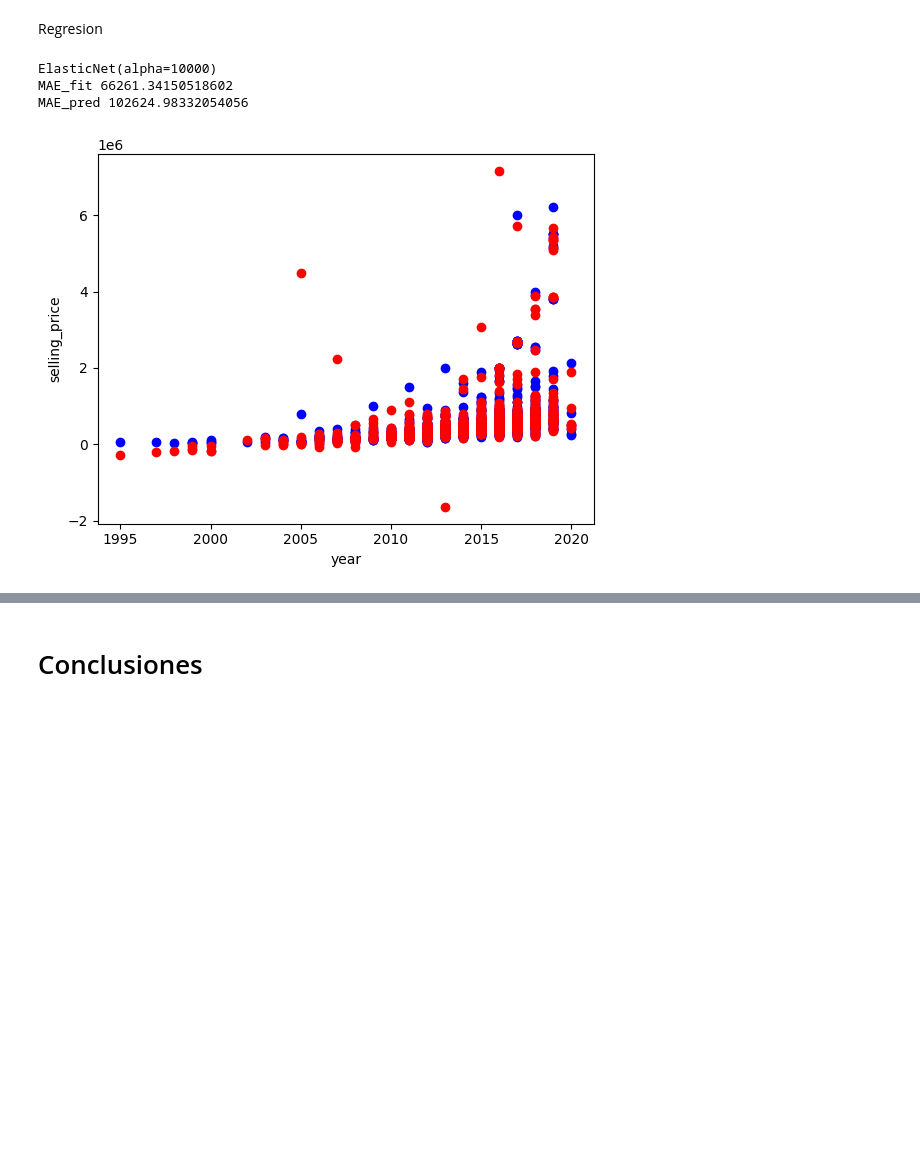
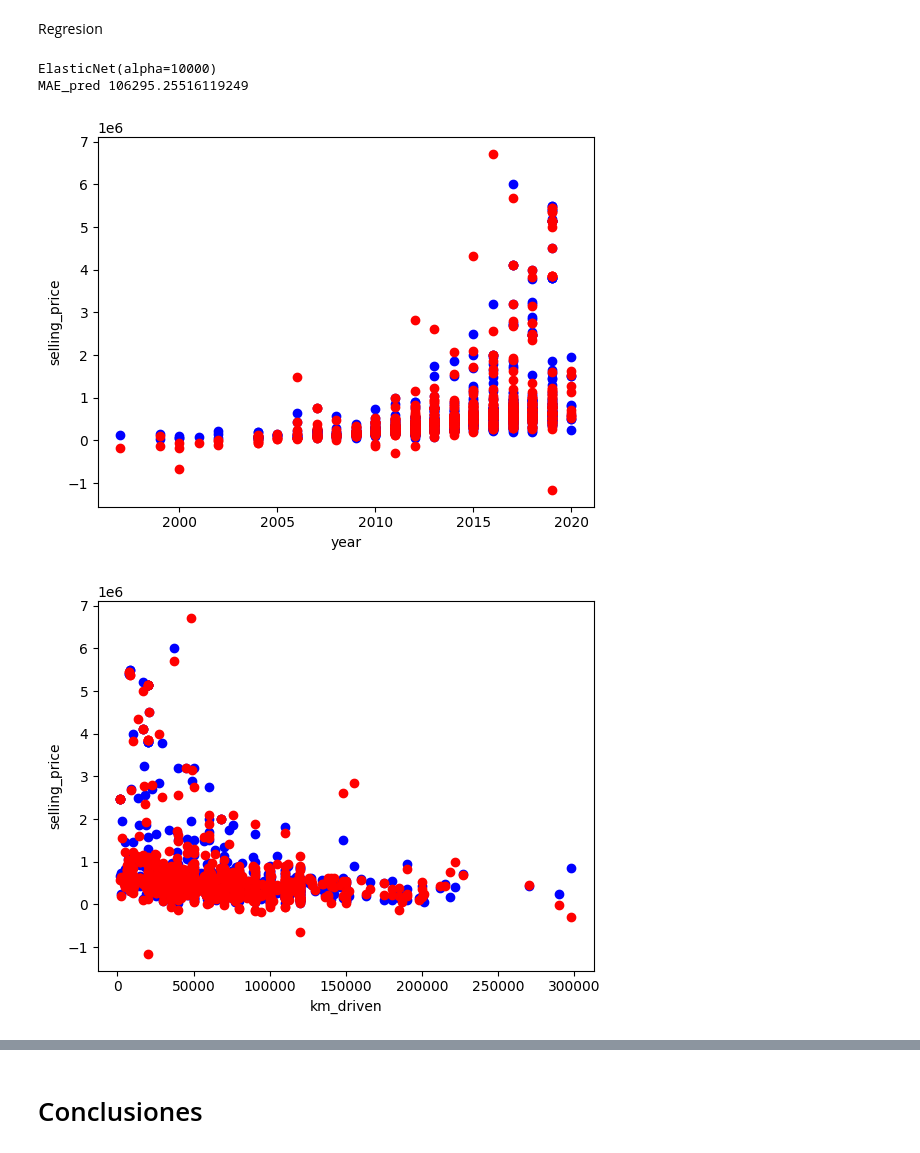
Before and after one commit to Sergio3d/CD-Core, a Jupyter notebook: tema3/practica_regresion_Primera Parte.ipynb, the cells around one changed output, grey strips where cells are left out. Cells and saved outputs as stored; diff of their text form; code cells hidden in the pictures; blank space fills up the shorter version.

Commit message:
visual

```diff
--- a/tema3/practica_regresion_Primera Parte.ipynb
+++ b/tema3/practica_regresion_Primera Parte.ipynb
@@ -239,7 +239,7 @@ def preproceso(train_df, encode):
     # columns_to_encode.append('name')
     # columns_to_encode.append('id')
     train_df.drop(columns_to_encode,axis=1, inplace=True)
-    train_df[['mileage','max_power','torque']] = train_df[['mileage','max_power','torque']].astype(float)
+    train_df[['mileage','max_power','torque', 'RPM', 'engine']] = train_df[['mileage','max_power','torque', 'RPM', 'engine']].astype(float)
     # train_df = train_df.drop(columns='transmission')
 
     return train_df, encode
@@ -404,6 +372,12 @@ from sklearn.datasets import make_regression
 from sklearn.model_selection import train_test_split
 from sklearn.metrics import mean_absolute_error, mean_squared_error
 from sklearn.model_selection import cross_val_score
+from sklearn.preprocessing import PolynomialFeatures
+
+
+n_fit = 6000
+
+poly = PolynomialFeatures(degree=3)  # Grado del polinomio (puedes ajustarlo)
 
 data_real = train_df['selling_price'][n_fit:]
 Regressors = []
@@ -418,52 +392,53 @@ Regressors = []
 # Regressors.append(ElasticNet(alpha=200000, l1_ratio=0.5))
 # Regressors.append(ElasticNet(alpha=10000, l1_ratio=0.2))
 Regressors.append(ElasticNet(alpha=10000, l1_ratio=0.5))
 # Regressors.append(ElasticNet(alpha=10000, l1_ratio=0.8))
 # Regressors.append(BayesianRidge())
 # Regressors.append(Ridge(alpha=50000))
 # for i in range(20,50):
 # Regressors.append(DecisionTreeRegressor())
 # Regressors.append(KNeighborsRegressor(n_neighbors=3))
 # Regressors.append(KNeighborsRegressor(n_neighbors=6))
 MAE_fit=[]
 MAE_pred=[]
 
-train_df = train_df.sample(frac=1).reset_index(drop=True)
-X_fit = train_df[:n_fit].drop('selling_price', axis=1)
-X_fit = poly.fit_transform(X_fit)
-Y_fit = train_df['selling_price'][:n_fit]
-X_pred = train_df[n_fit:].drop('selling_price', axis=1)
-X_pred = poly.fit_transform(X_pred)
-data_real = train_df['selling_price'][n_fit:]
+
 
 for r in Regressors:
-    for i in range(1):
+    for i in range(5):
         regr = r
-
+        train_df = train_df.sample(frac=1).reset_index(drop=True)
+        X_fit = train_df[:n_fit].drop('selling_price', axis=1)
+        X_fit = poly.fit_transform(X_fit)
+        Y_fit = train_df['selling_price'][:n_fit]
+        X_pred = train_df[n_fit:].drop('selling_price', axis=1)
+        X_pred = poly.fit_transform(X_pred)
+        data_real = train_df['selling_price'][n_fit:]
         data_pred  = regr.fit(X_fit, Y_fit).predict(X_pred)
-        data_pred_fit = regr.fit(X_fit, Y_fit).predict(X_fit)
+        # data_pred_fit = regr.fit(X_fit, Y_fit).predict(X_fit)
         # print(mean_absolute_error(data_real, data_pred))
         MAE_pred.append(mean_absolute_error(data_real, data_pred))
-        MAE_fit.append(mean_absolute_error(Y_fit, data_pred_fit))
+        # MAE_fit.append(mean_absolute_error(Y_fit, data_pred_fit))
         # print("MAE: ", mean_absolute_error(data_real, data_pred))
         # print("MSE: ", mean_squared_error(data_real, data_pred))
         # print("RMSE: ", mean_squared_error(data_real, data_pred, squared=False))
     print(regr)
-    print('MAE_fit', statistics.mean(MAE_fit))
+    # print('MAE_fit', statistics.mean(MAE_fit))
     print('MAE_pred', statistics.mean(MAE_pred))
     # print(regr, statistics.stdev(MAE))
     # print(cross_val_score(regr, X_fit, Y_fit, cv=5, scoring='neg_mean_squared_error'))
     # print(regr.coef_)
-    plt.scatter(train_df['year'][n_fit:],data_real, color='b')
-    plt.scatter(train_df['year'][n_fit:],data_pred, color='r')
+    for col in ['year', 'km_driven', 'mileage',	'engine',	'max_power',	'torque',	'seats' ]:# Crear la gráfica de puntos
+        plt.scatter(train_df[col][n_fit:],data_real, color='b')
+        plt.scatter(train_df[col][n_fit:],data_pred, color='r')
 
-    # Agregar etiquetas y título
-    plt.xlabel('year')
-    plt.ylabel('selling_price')
-    # Mostrar la gráfica
-    plt.show()
+        # Agregar etiquetas y título
+        plt.xlabel(col)
+        plt.ylabel('selling_price')
+        # Mostrar la gráfica
+        plt.show()
 # %% [output]
 ElasticNet(alpha=10000)
-MAE_fit 66261.34150518602
-MAE_pred 102624.98332054056
+MAE_pred 106295.25516119249
-[figure, old version]
+[figure, new version]
+[figure, added]
```
Also changed, not shown: parts of 18 cells of this notebook, 2 other files.
